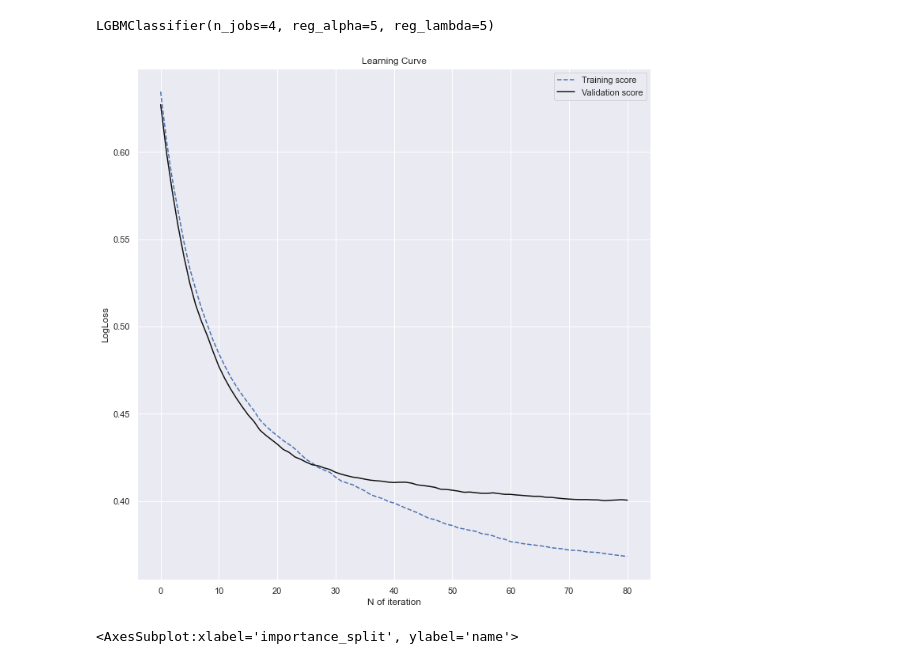
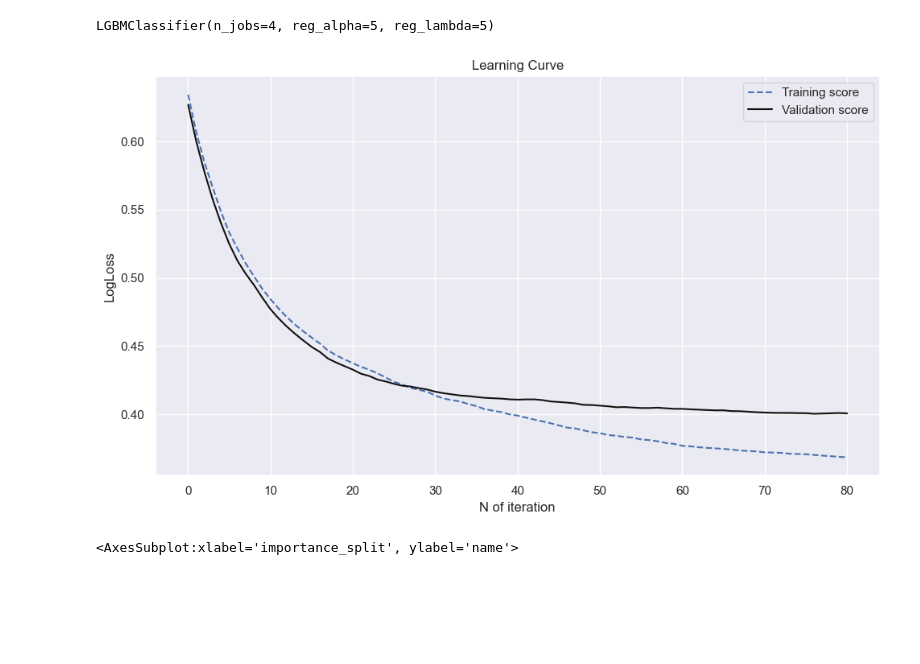
Before and after one commit to Pablo-163/Titanic_classifier, a Jupyter notebook: titanic-survivor-classifier.ipynb, the cells around one changed output. Cells and saved outputs as stored; diff of their text form; code cells hidden in the pictures; blank space fills up the shorter version.

```diff
--- a/titanic-survivor-classifier.ipynb
+++ b/titanic-survivor-classifier.ipynb
@@ -495,19 +495,19 @@ train_scores = results['training']['binary_logloss']
 val_scores = results['valid_1']['binary_logloss']
 # %%
 iters = [i for i in range(len(train_scores))]
-plt.subplots(figsize=(10, 10))
+plt.subplots(figsize=(10, 6))
 plt.plot(iters, train_scores, '--',
          label="Training score")
 plt.plot(iters, val_scores, color="#111111",
          label="Validation score")
 
 plt.title("Learning Curve")
 plt.xlabel("N of iteration"), plt.ylabel(
     "LogLoss"), plt.legend(loc="best")
 plt.tight_layout()
 plt.show()
 # %% [output]
-[figure, old version]
+[figure, new version]
 # %%
 fimp = pd.DataFrame({"name": X_train.columns,
                     "importance_split": model.booster_.feature_importance(importance_type='split')})
```
Also changed, not shown: parts of 15 cells of this notebook.
